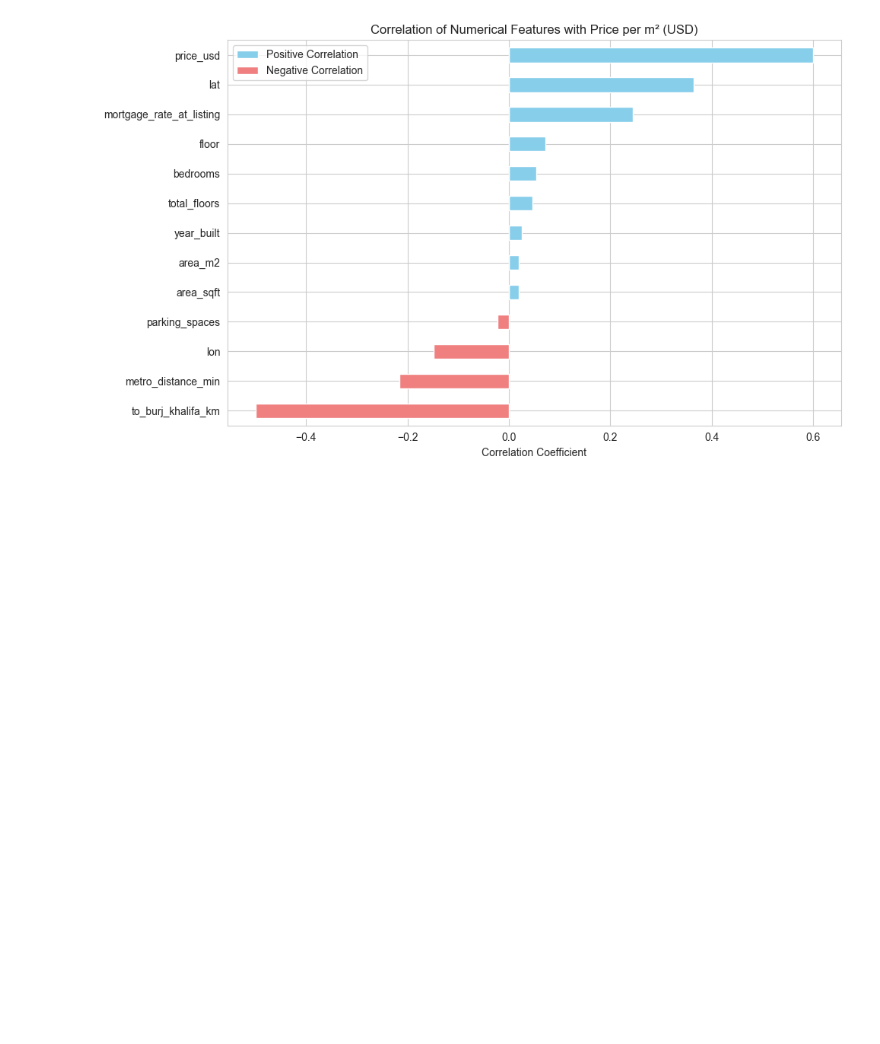
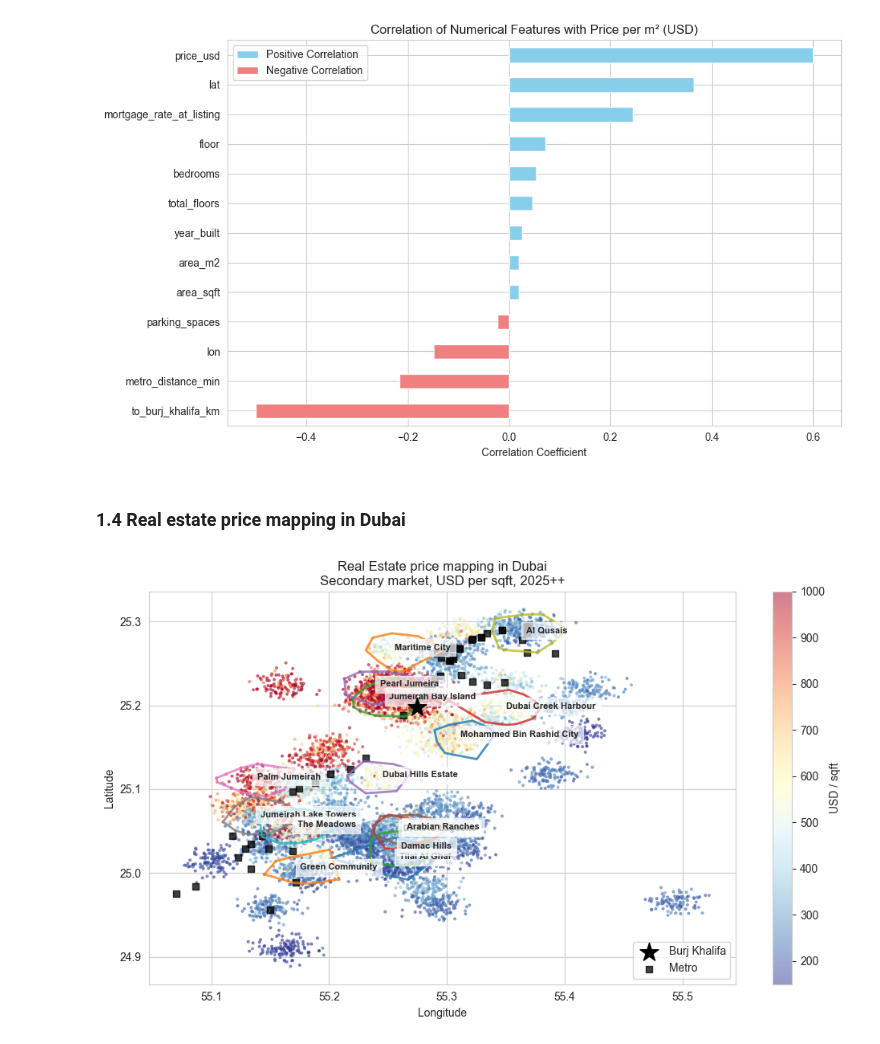
Before and after one commit to fathirrizkifadillah/Dubai-Real-Estate-2020---2026-, a Jupyter notebook: main.ipynb, the cells around one changed output. Drawn from its saved outputs; the diff is of its cells as text; code cells hidden in the pictures; blank space fills up the shorter version.

Commit message:
Real Estate price mapping in Dubai

```diff
--- a/main.ipynb
+++ b/main.ipynb
@@ -221,3 +221,76 @@ plt.savefig(file_path, dpi=300, bbox_inches='tight', facecolor='white')
 plt.show()
 # %% [output]
 [figure]
+# %% [markdown]
+### 1.4 Real estate price mapping in Dubai
+# %%
+from scipy.spatial import ConvexHull
+
+fig, ax = plt.subplots(figsize=(10, 6))
+recent_full = secondary[secondary['date_listed'] >= '2025-01-01']
+n_sample = min(150000, len(recent_full))
+recent = recent_full.sample(n=n_sample, random_state=42) if n_sample > 0  else recent_full
+
+sc = ax.scatter(recent['lon'], recent['lat'],
+                c = recent['price_per_sqft_usd'], cmap='RdYlBu_r',
+                s=4, alpha=0.5, vmin=150, vmax=1000)
+
+# Burj Khalifa
+ax.scatter([55.2744], [25.1972], s=300, c='black', marker='*',
+           label='Burj Khalifa', zorder=5)
+# Metro
+ax.scatter(metro_prices['lon'], metro_prices['lat'], s=30, c='black', alpha=0.75, marker='s', label='Metro')
+
+
+# Top 10 community dengan listing terbanyak
+top_communities = (
+    recent['community']
+    .value_counts()
+    .head(15)
+    .index
+)
+top_data = recent[recent['community'].isin(top_communities)]
+
+for community in top_communities:
+
+    subset = top_data[top_data['community'] == community]
+
+    # minimal 3 titik agar bisa bikin polygon
+    if len(subset) < 3:
+        continue
+
+    points = subset[['lon', 'lat']].values
+
+    hull = ConvexHull(points)
+
+    hull_points = points[hull.vertices]
+
+    # gambar garis batas
+    ax.plot(
+        np.append(hull_points[:, 0], hull_points[0, 0]),
+        np.append(hull_points[:, 1], hull_points[0, 1]),
+        linewidth=2,
+        alpha=0.8
+    )
+
+    # label di tengah community
+    ax.text(
+        subset['lon'].mean(),
+        subset['lat'].mean(),
+        community,
+        fontsize=8,
+        fontweight='bold',
+        bbox=dict(facecolor='white', alpha=0.7)
+    )
+
+ax.set_xlabel('Longitude'); ax.set_ylabel('Latitude')
+ax.set_title('Real Estate price mapping in Dubai\nSecondary market, USD per sqft, 2025++')
+plt.colorbar(sc, ax=ax, label='USD / sqft')
+ax.legend(loc='lower right')
+plt.tight_layout()
+
+file_path = os.path.join('plots', 'real_estate_dubai_price_map.png')
+plt.savefig(file_path, dpi=300, bbox_inches='tight', facecolor='white')
+plt.show()
+# %% [output]
+[figure, added]
```
Also changed, not shown: 1 other file.
